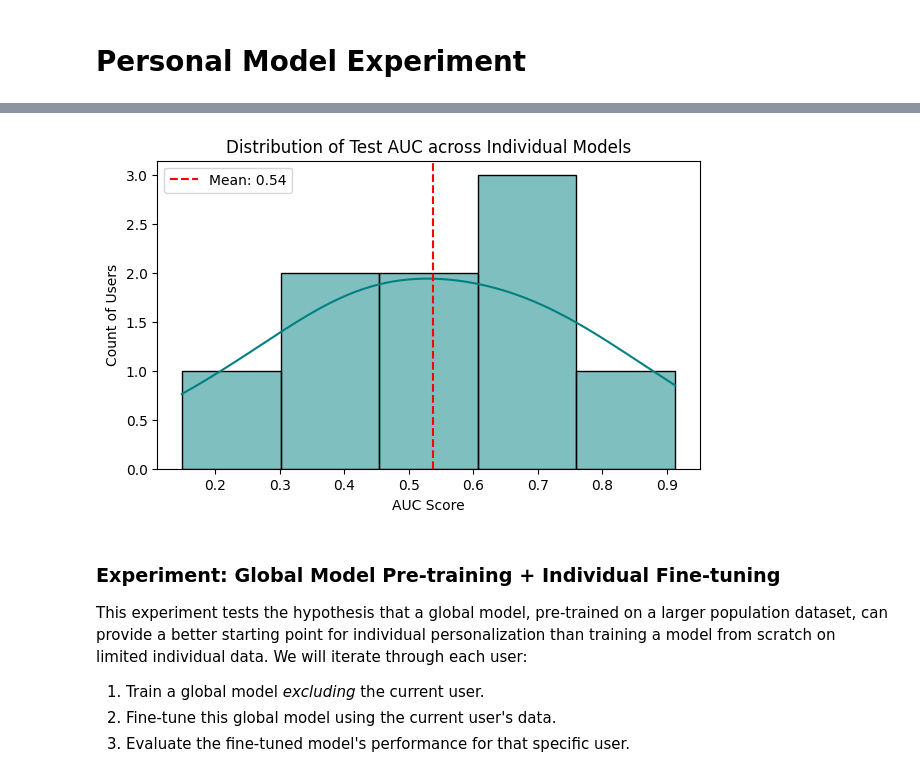
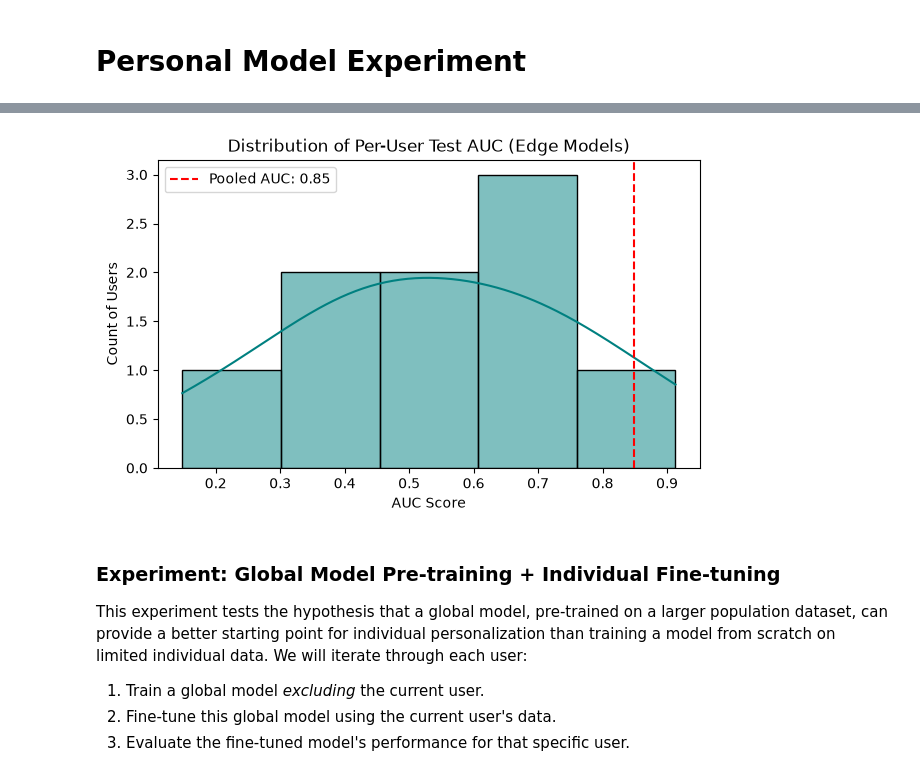
Before and after one commit to Lobelia-Mirror-Lake/Lobelia, a Jupyter notebook: asthma-app/notebooks/Asthma_binary.ipynb, the cells around one changed output, grey strips where cells are left out. Drawn from its saved outputs; the diff is of its cells as text; code cells hidden in the pictures.

```diff
--- a/asthma-app/notebooks/Asthma_binary.ipynb
+++ b/asthma-app/notebooks/Asthma_binary.ipynb
@@ -120,11 +100,0 @@ To capture potential environmental triggers, we're adding a feature that calcula
-# %%
-# Calculate the temperature difference between today and tomorrow
-daily['temp_diff_tomorrow'] = daily.groupby('user_key')['temperature'].shift(-1) - daily['temperature']
-
-# Add the new feature to the list of predictors
-X_cols.append('temp_diff_tomorrow')
-
-print(f"Updated X_cols with new feature: {X_cols}")
-
-# Display the head of the dataframe to show the new column and updated features
-display(daily.head())
@@ -256,7 +328,7 @@ import xgboost as xgb
 import matplotlib.pyplot as plt
 import seaborn as sns
 from sklearn.metrics import (
-    recall_score, accuracy_score, classification_report,
+    recall_score, accuracy_score, precision_score, classification_report,
     roc_auc_score, roc_curve, confusion_matrix
 )
 
@@ -279,8 +351,8 @@ encoded_feature_names = X_all_encoded.columns.tolist()
 # Reattach user information and targets
 processed_df = pd.concat([temporal_df[['user_key', y_col]], X_all_encoded], axis=1)
 
-# Storage for aggregate individual performance metrics
 individual_results = []
+edge_eval_rows = []
 
 # Loop through each individual user independently
 for user, user_df in processed_df.groupby('user_key'):
@@ -306,7 +378,6 @@ for user, user_df in processed_df.groupby('user_key'):
     pos_weight = (len(y_train_u) - y_train_u.sum()) / max(1, y_train_u.sum())
 
     # 3. Instantiate and train a shallow, high-efficiency edge model
-    # Keeping max_depth and n_estimators conservative makes the binary file highly optimized for Edge RAM footprint
     model_u = xgb.XGBClassifier(
         n_estimators=50,
         max_depth=3,
@@ -325,41 +396,76 @@ for user, user_df in processed_df.groupby('user_key'):
     probs_u = model_u.predict_proba(X_test_u)[:, 1]
     preds_u = model_u.predict(X_test_u)
 
-    # Calculate personal metrics safely if test data has both classes present
+    edge_eval_rows.append(pd.DataFrame({
+        "user_key": user,
+        "y_true": y_test_u.to_numpy(),
+        "y_pred": preds_u,
+        "y_proba": probs_u,
+    }))
+
     if len(np.unique(y_test_u)) > 1:
         auc_score = roc_auc_score(y_test_u, probs_u)
     else:
-        auc_score = np.nan  # Cannot compute ROC AUC if test set has only zeros or only ones
-
-    rec_score = recall_score(y_test_u, preds_u, zero_division=0)
-    acc_score = accuracy_score(y_test_u, preds_u)
+        auc_score = np.nan
 
     individual_results.append({
         "user_key": user,
         "total_samples": n_samples,
-        "test_samples": len(user_test),
+        "n_test_days": len(user_test),
+        "n_flares": int(y_test_u.sum()),
         "test_auc": auc_score,
-        "test_recall": rec_score,
-        "test_accuracy": acc_score
+        "test_precision": precision_score(y_test_u, preds_u, zero_division=0),
+        "test_recall": recall_score(y_test_u, preds_u, zero_division=0),
+        "test_accuracy": accuracy_score(y_test_u, preds_u),
     })
 
-# Convert summary list into a DataFrame for analysis
-results_df = pd.DataFrame(individual_results)
+results_df = pd.DataFrame(individual_results).sort_values("user_key").reset_index(drop=True)
+edge_eval_df = pd.concat(edge_eval_rows, ignore_index=True)
+y_edge = edge_eval_df["y_true"]
+pred_edge = edge_eval_df["y_pred"]
+probs_edge = edge_eval_df["y_proba"]
 
-# 6. Global Performance Summary across all Personal Models
 print("\n=== Personal Edge Model Evaluation Summary ===")
-print(f"Total Individual Models Trained and Saved: {len(results_df)}")
-print(f"Mean Personal AUC:      {results_df['test_auc'].dropna().mean():.3f}")
-print(f"Median Personal AUC:    {results_df['test_auc'].dropna().median():.3f}")
-print(f"Mean Personal Recall:   {results_df['test_recall'].mean():.3f}")
-print(f"Mean Personal Accuracy: {results_df['test_accuracy'].mean():.3f}")
+print(f"Total individual models trained and saved: {len(results_df)}")
+print("\nPer-user metrics (chronological hold-out):")
+display(results_df)
 
-# Optional: Visualize the distribution of personal AUC metrics across users
+weights = results_df["n_test_days"]
+flare_users = results_df[results_df["n_flares"] > 0]
+
+print("\n--- How to read these summaries ---")
+print("Pooled metrics count every edge hold-out day once across all personal models.")
+print("Macro mean counts every user once — tiny personal hold-outs (20% of one user)")
+print("  make per-user scores noisy; users with 0 test flares show precision/recall = 0.")
+
+print("\nPooled (all edge hold-out days):")
+print(f"  AUC:       {roc_auc_score(y_edge, probs_edge):.3f}")
+print(f"  Accuracy:  {accuracy_score(y_edge, pred_edge):.3f}")
+print(f"  Precision: {precision_score(y_edge, pred_edge, zero_division=0):.3f}")
+print(f"  Recall:    {recall_score(y_edge, pred_edge, zero_division=0):.3f}")
+
+print("\nDay-weighted accuracy (matches pooled; each test day weighted equally):")
+print(f"  Accuracy:  {np.average(results_df['test_accuracy'], weights=weights):.3f}")
+print("  (Precision/recall are only meaningful when computed on pooled predictions above.)")
+
+print(f"\nMacro mean across all {len(results_df)} users (each user weighted equally):")
+print(f"  AUC:       {results_df['test_auc'].dropna().mean():.3f}")
+print(f"  Accuracy:  {results_df['test_accuracy'].mean():.3f}")
+print(f"  Precision: {results_df['test_precision'].mean():.3f}")
+print(f"  Recall:    {results_df['test_recall'].mean():.3f}")
+
+print(f"\nMacro mean — users with >=1 flare in hold-out only ({len(flare_users)} users):")
+print(f"  AUC:       {flare_users['test_auc'].dropna().mean():.3f}")
+print(f"  Accuracy:  {flare_users['test_accuracy'].mean():.3f}")
+print(f"  Precision: {flare_users['test_precision'].mean():.3f}")
+print(f"  Recall:    {flare_users['test_recall'].mean():.3f}")
+
 if not results_df['test_auc'].dropna().empty:
     plt.figure(figsize=(7, 4))
     sns.histplot(data=results_df, x='test_auc', kde=True, color='teal')
-    plt.axvline(results_df['test_auc'].dropna().mean(), color='red', linestyle='--', label=f"Mean: {results_df['test_auc'].dropna().mean():.2f}")
-    plt.title("Distribution of Test AUC across Individual Models")
+    pooled_auc = roc_auc_score(y_edge, probs_edge)
+    plt.axvline(pooled_auc, color='red', linestyle='--', label=f"Pooled AUC: {pooled_auc:.2f}")
+    plt.title("Distribution of Per-User Test AUC (Edge Models)")
     plt.xlabel("AUC Score")
     plt.ylabel("Count of Users")
     plt.legend()
@@ -382,4 +515,4 @@ Mean Personal Accuracy: 0.762
-[figure, old version]
+[figure, new version]
 # %% [markdown]
 ### Experiment: Global Model Pre-training + Individual Fine-tuning
 
```
Also changed, not shown: parts of 13 cells of this notebook, 5 other files.
